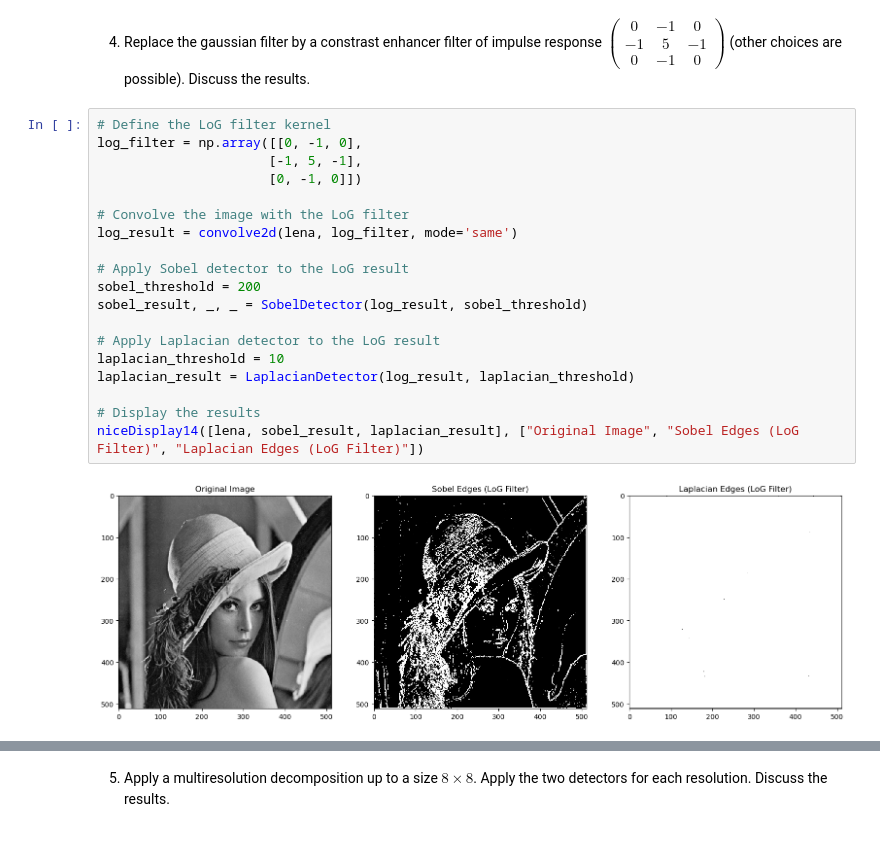
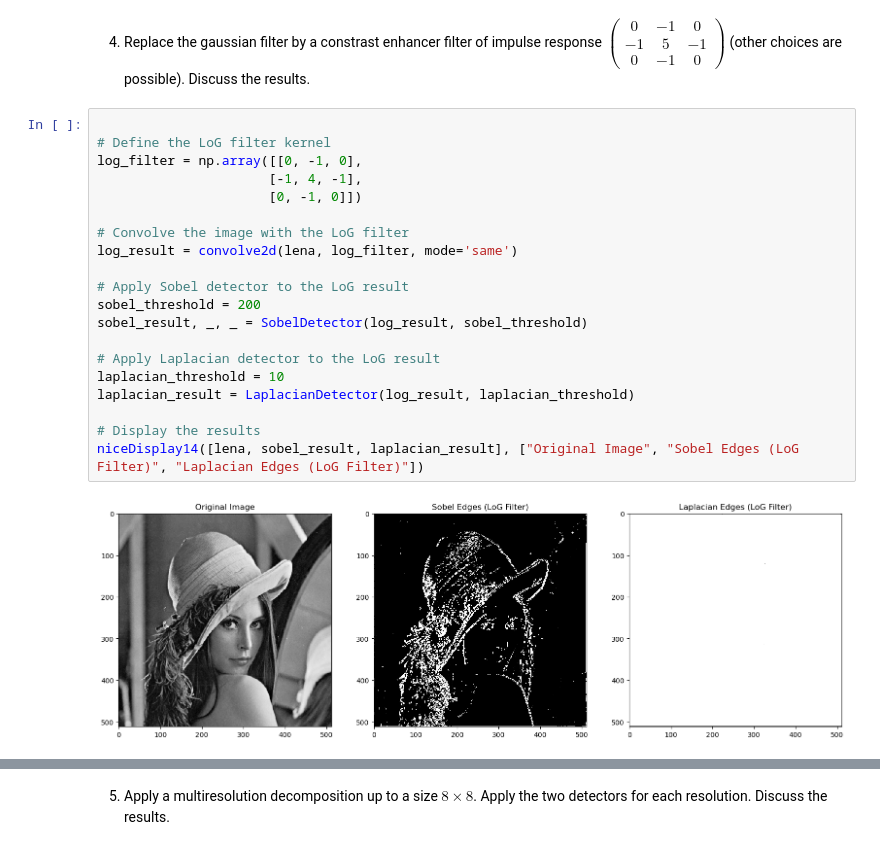
Before and after one commit to ZHANGzhile/BIMA, a Jupyter notebook: TME5/TME5.ipynb, the cells around one changed output, grey strips where cells are left out. Drawn from its saved outputs; the diff is of its cells as text.

```diff
--- a/TME5/TME5.ipynb
+++ b/TME5/TME5.ipynb
@@ -453,23 +432,24 @@ for i, sigma in enumerate(np.linspace(sigma1, sigma2, num)):
 # %% [markdown]
 4. Replace the gaussian filter by a constrast enhancer filter of impulse response $\begin{pmatrix} 0&-1&0\\-1&5&-1\\0&-1&0\end{pmatrix}$ (other choices are possible). Discuss the results.
 # %%
+
 # Define the LoG filter kernel
 log_filter = np.array([[0, -1, 0],
-                      [-1, 5, -1],
+                      [-1, 4, -1],
                       [0, -1, 0]])
 
 # Convolve the image with the LoG filter
 log_result = convolve2d(lena, log_filter, mode='same')
 
 # Apply Sobel detector to the LoG result
 sobel_threshold = 200
 sobel_result, _, _ = SobelDetector(log_result, sobel_threshold)
 
 # Apply Laplacian detector to the LoG result
 laplacian_threshold = 10
 laplacian_result = LaplacianDetector(log_result, laplacian_threshold)
 
 # Display the results
 niceDisplay14([lena, sobel_result, laplacian_result], ["Original Image", "Sobel Edges (LoG Filter)", "Laplacian Edges (LoG Filter)"])
 # %% [output]
-[figure, old version]
+[figure, new version]
```
Also changed, not shown: parts of 7 cells of this notebook.
